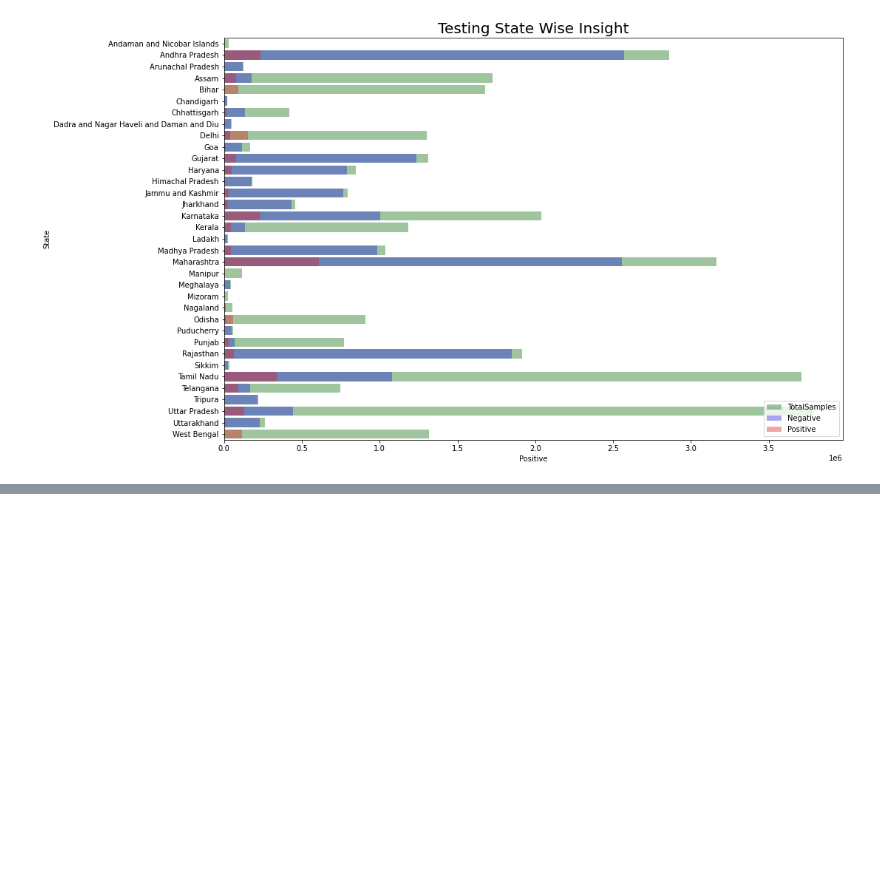
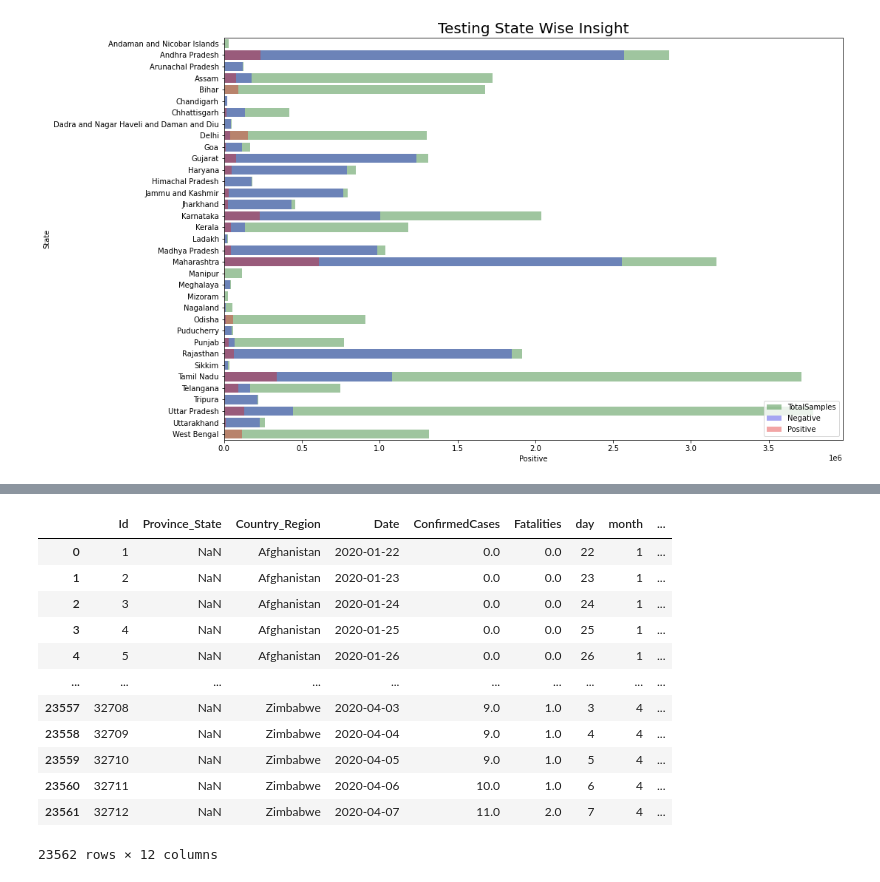
Before and after one commit to samuira/TechHubResearch, a Jupyter notebook: Kaggle/covid19-global-forecasting-week-3/practice.ipynb, the cells around one changed output, grey strips where cells are left out. Drawn from its saved outputs; the diff is of its cells as text; code cells hidden in the pictures; blank space fills up the shorter version.

```diff
--- a/Kaggle/covid19-global-forecasting-week-3/practice.ipynb
+++ b/Kaggle/covid19-global-forecasting-week-3/practice.ipynb
@@ -740,0 +742,22 @@ plt.legend()
+# %%
+train['day'] = train['Date'].dt.day
+train['month'] = train['Date'].dt.month
+train['dayofweek'] = train['Date'].dt.dayofweek
+train['dayofyear'] = train['Date'].dt.dayofyear
+train['quarter'] = train['Date'].dt.quarter
+train['weekofyear'] = train['Date'].dt.weekofyear
+train
+# %% [output]
+|  | Id | Province_State | Country_Region | Date | ConfirmedCases | Fatalities | day | month | ... |
+| 0 | 1 | NaN | Afghanistan | 2020-01-22 | 0.0 | 0.0 | 22 | 1 | ... |
+| 1 | 2 | NaN | Afghanistan | 2020-01-23 | 0.0 | 0.0 | 23 | 1 | ... |
+| 2 | 3 | NaN | Afghanistan | 2020-01-24 | 0.0 | 0.0 | 24 | 1 | ... |
+| 3 | 4 | NaN | Afghanistan | 2020-01-25 | 0.0 | 0.0 | 25 | 1 | ... |
+| 4 | 5 | NaN | Afghanistan | 2020-01-26 | 0.0 | 0.0 | 26 | 1 | ... |
+| ... | ... | ... | ... | ... | ... | ... | ... | ... | ... |
+| 23557 | 32708 | NaN | Zimbabwe | 2020-04-03 | 9.0 | 1.0 | 3 | 4 | ... |
+| 23558 | 32709 | NaN | Zimbabwe | 2020-04-04 | 9.0 | 1.0 | 4 | 4 | ... |
+| 23559 | 32710 | NaN | Zimbabwe | 2020-04-05 | 9.0 | 1.0 | 5 | 4 | ... |
+| 23560 | 32711 | NaN | Zimbabwe | 2020-04-06 | 10.0 | 1.0 | 6 | 4 | ... |
+| 23561 | 32712 | NaN | Zimbabwe | 2020-04-07 | 11.0 | 2.0 | 7 | 4 | ... |
+23562 rows × 12 columns
```
Also changed, not shown: parts of 26 cells of this notebook, 34 other files.
